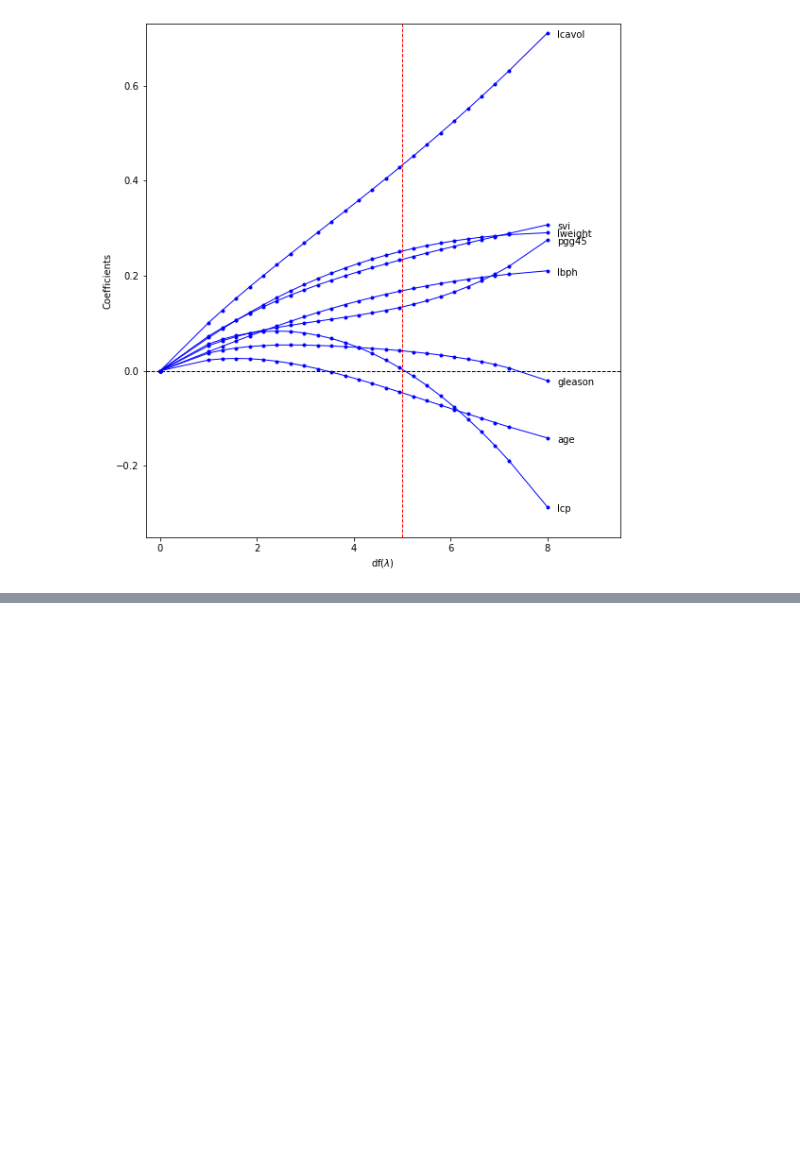
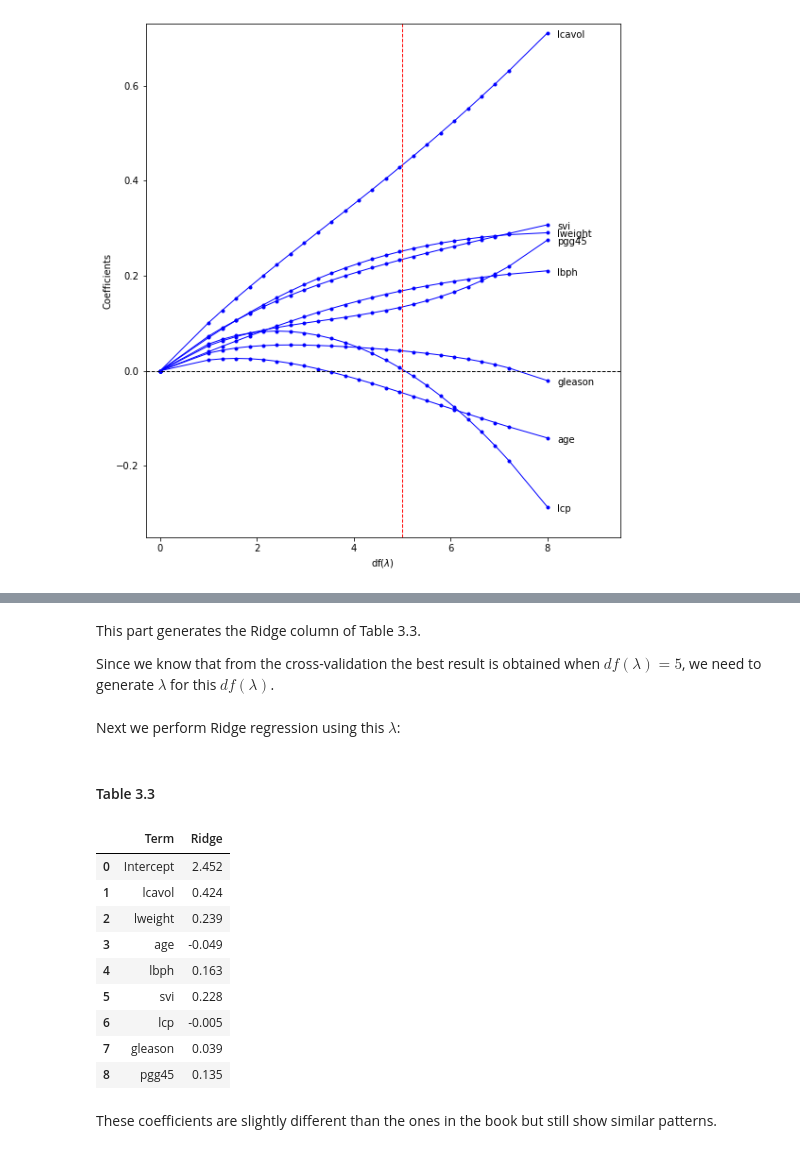
Before and after one commit to abkoesdw/The-Elements-of-Statistical-Learning-Python-Codes, a Jupyter notebook: Notebooks/Chapter 03 - Linear Methods for Regression/3.4.1 Ridge Regression.ipynb, the cells around one changed output, grey strips where cells are left out. Saved outputs shown, nothing was run; the diff lists cells and outputs as text; code cells hidden in the pictures; blank space fills up the shorter version.

Commit message:
completed ridge and added 3.5.1

```diff
--- a/Notebooks/Chapter 03 - Linear Methods for Regression/3.4.1 Ridge Regression.ipynb
+++ b/Notebooks/Chapter 03 - Linear Methods for Regression/3.4.1 Ridge Regression.ipynb
@@ -177,7 +159,7 @@ There are two things we need to consider before we proceed:
 Therefore, we need to calculate $\lambda$ given the $df(\lambda)$. Note that there is no closed-form solution to the above equation. However, there is a structure present which can be used to produce solutions using standard root-finding methods. Here, we use *Newton-Rapshon* algorithm to find $\lambda$ (refer to this [post](https://stats.stackexchange.com/questions/8309/how-to-calculate-regularization-parameter-in-ridge-regression-given-degrees-of-f) on StackExchange). Below is the python implementation of the algorithm adapted from the Matlab code available in the post.
 # %%
 def calculate_lambda_given_df(x, df_lambda):
-    u, d, v = np.linalg.svd(x, full_matrices=False)
+    u, d, vT = np.linalg.svd(x, full_matrices=False)
     lambdas = []
 
     for df in df_lambda:
@@ -440,0 +331,46 @@ plt.show()
+# %% [markdown]
+This part generates the Ridge column of Table 3.3.
+
+Since we know that from the cross-validation the best result is obtained when $df(\lambda) =5$, we need to generate $\lambda$ for this $df(\lambda)$.
+# %%
+lambdas, df_lambda = calculate_lambda_given_df(x_train, [5.0])
+lambdas_best = lambdas[1]
+# %% [markdown]
+Next we perform Ridge regression using this $\lambda$:
+# %%
+ridgereg = RidgeRegression()
+
+# the intercept of the model
+beta_0 = np.mean(df_y[train_test=='T'].copy().values)
+
+# apparently, to get the result close to the one in the book, we need to scale the whole data first
+x_train_temp = scale(df_x.copy()).values[train_test=='T']
+y_train_temp = df_y[train_test=='T'].copy().values
+y_train_temp = y_train_temp - np.mean(y_train_temp)
+
+ridgereg.fit(x_train_temp, y_train_temp, lambdas_best)
+
+# some formatting to make the table prettier
+beta = np.append(beta_0, ridgereg.beta_hat)
+best_coeff_dframe = pd.DataFrame({'Ridge': beta})
+best_coeff_dframe = best_coeff_dframe.apply(lambda x: x.map('{:10.3f}'.format))
+best_coeff_dframe['Term'] = ['Intercept'] + list(coefficients.keys())
+cols = best_coeff_dframe.columns[::-1]
+best_coeff_dframe = best_coeff_dframe[cols]
+# %% [markdown]
+#### Table 3.3
+# %%
+best_coeff_dframe
+# %% [output]
+|  | Term | Ridge |
+| 0 | Intercept | 2.452 |
+| 1 | lcavol | 0.424 |
+| 2 | lweight | 0.239 |
+| 3 | age | -0.049 |
+| 4 | lbph | 0.163 |
+| 5 | svi | 0.228 |
+| 6 | lcp | -0.005 |
+| 7 | gleason | 0.039 |
+| 8 | pgg45 | 0.135 |
+# %% [markdown]
+These coefficients are slightly different than the ones in the book but still show similar patterns.
```
Also changed, not shown: parts of 14 cells of this notebook, 3 other files.
